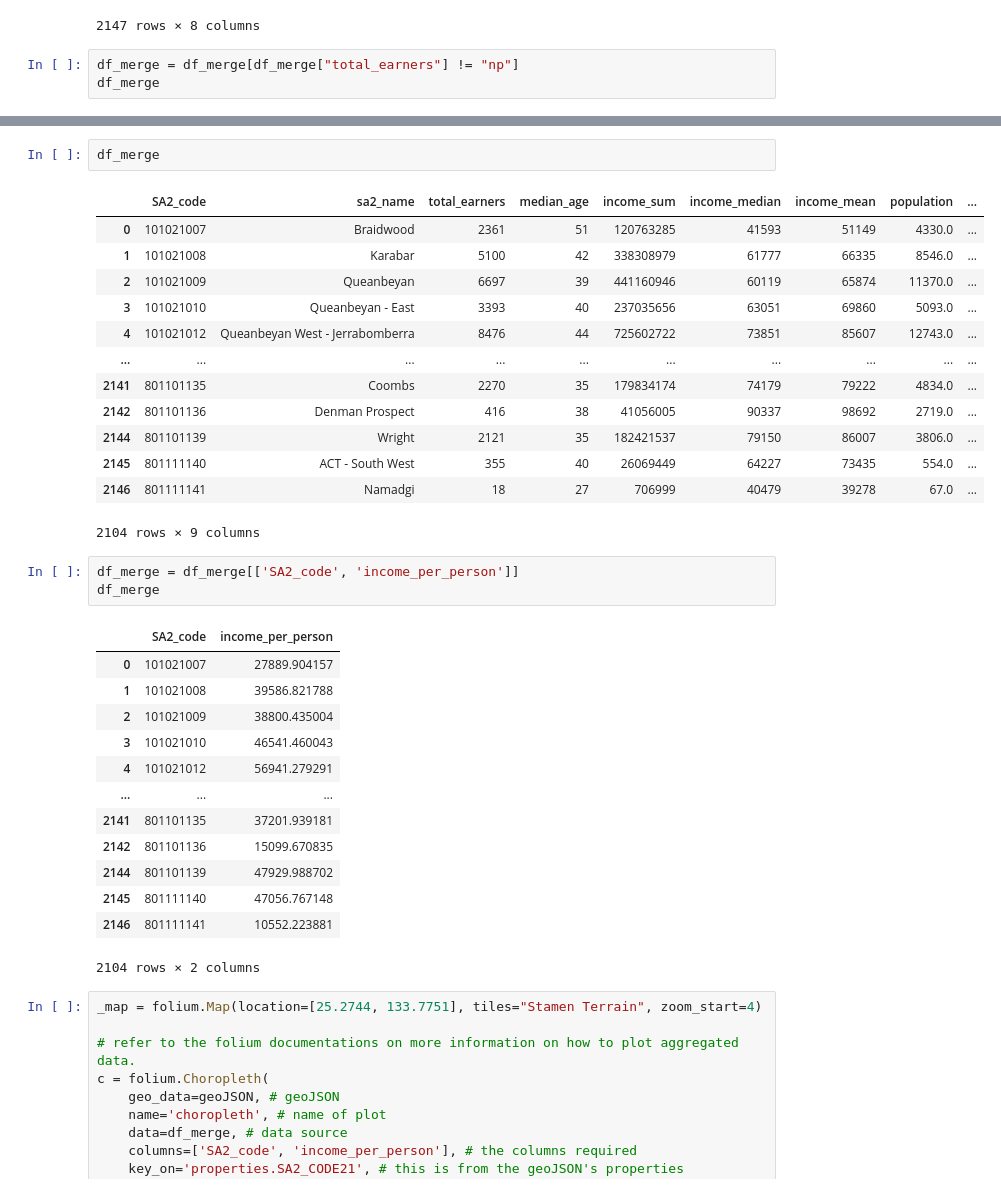
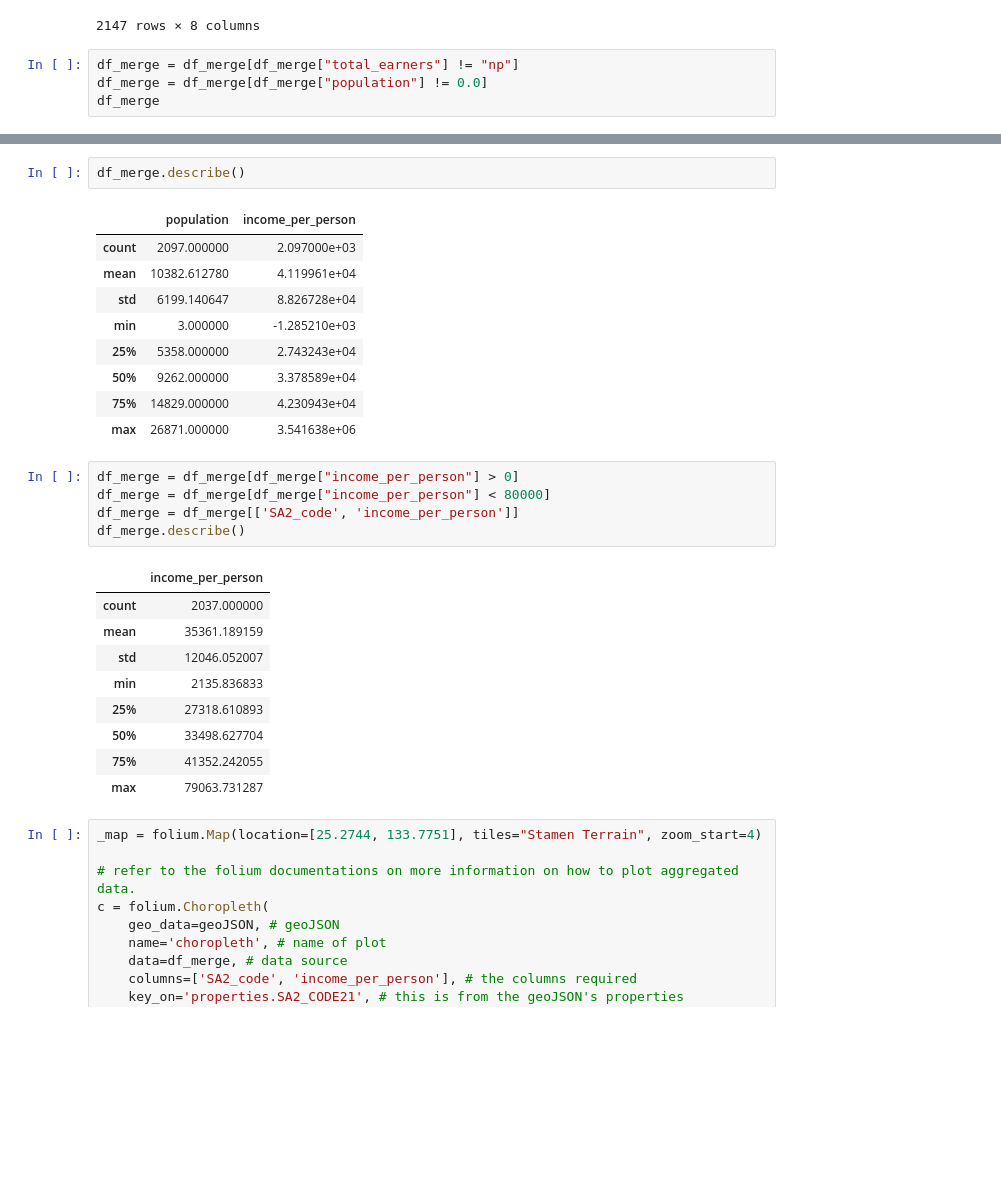
Before and after one commit to MAST30034-Applied-Data-Science/generic-buy-now-pay-later-project-group-27, a Jupyter notebook: notebooks/shapefile.ipynb, the cells around one changed output, grey strips where cells are left out. Drawn from its saved outputs; the diff is of its cells as text; blank space fills up the shorter version.

```diff
--- a/notebooks/shapefile.ipynb
+++ b/notebooks/shapefile.ipynb
@@ -122,6 +122,7 @@ df_merge
 2147 rows × 8 columns
 # %%
 df_merge = df_merge[df_merge["total_earners"] != "np"]
+df_merge = df_merge[df_merge["population"] != 0.0]
 df_merge
 # %% [output]
 |  | SA2_code | sa2_name | total_earners | median_age | income_sum | income_median | income_mean | population |
@@ -149,36 +144,30 @@ See the caveats in the documentation: https://pandas.pydata.org/pandas-docs/stab
 # %%
-df_merge
+df_merge.describe()
 # %% [output]
-|  | SA2_code | sa2_name | total_earners | median_age | income_sum | income_median | income_mean | population | ... |
-| 0 | 101021007 | Braidwood | 2361 | 51 | 120763285 | 41593 | 51149 | 4330.0 | ... |
-| 1 | 101021008 | Karabar | 5100 | 42 | 338308979 | 61777 | 66335 | 8546.0 | ... |
-| 2 | 101021009 | Queanbeyan | 6697 | 39 | 441160946 | 60119 | 65874 | 11370.0 | ... |
-| 3 | 101021010 | Queanbeyan - East | 3393 | 40 | 237035656 | 63051 | 69860 | 5093.0 | ... |
-| 4 | 101021012 | Queanbeyan West - Jerrabomberra | 8476 | 44 | 725602722 | 73851 | 85607 | 12743.0 | ... |
-| ... | ... | ... | ... | ... | ... | ... | ... | ... | ... |
-| 2141 | 801101135 | Coombs | 2270 | 35 | 179834174 | 74179 | 79222 | 4834.0 | ... |
-| 2142 | 801101136 | Denman Prospect | 416 | 38 | 41056005 | 90337 | 98692 | 2719.0 | ... |
-| 2144 | 801101139 | Wright | 2121 | 35 | 182421537 | 79150 | 86007 | 3806.0 | ... |
-| 2145 | 801111140 | ACT - South West | 355 | 40 | 26069449 | 64227 | 73435 | 554.0 | ... |
-| 2146 | 801111141 | Namadgi | 18 | 27 | 706999 | 40479 | 39278 | 67.0 | ... |
+|  | population | income_per_person |
+| count | 2097.000000 | 2.097000e+03 |
+| mean | 10382.612780 | 4.119961e+04 |
+| std | 6199.140647 | 8.826728e+04 |
+| min | 3.000000 | -1.285210e+03 |
+| 25% | 5358.000000 | 2.743243e+04 |
+| 50% | 9262.000000 | 3.378589e+04 |
+| 75% | 14829.000000 | 4.230943e+04 |
+| max | 26871.000000 | 3.541638e+06 |
-2104 rows × 9 columns
 # %%
+df_merge = df_merge[df_merge["income_per_person"] > 0]
+df_merge = df_merge[df_merge["income_per_person"] < 80000]
 df_merge = df_merge[['SA2_code', 'income_per_person']]
-df_merge
+df_merge.describe()
 # %% [output]
-|  | SA2_code | income_per_person |
-| 0 | 101021007 | 27889.904157 |
-| 1 | 101021008 | 39586.821788 |
-| 2 | 101021009 | 38800.435004 |
-| 3 | 101021010 | 46541.460043 |
-| 4 | 101021012 | 56941.279291 |
-| ... | ... | ... |
-| 2141 | 801101135 | 37201.939181 |
-| 2142 | 801101136 | 15099.670835 |
-| 2144 | 801101139 | 47929.988702 |
-| 2145 | 801111140 | 47056.767148 |
-| 2146 | 801111141 | 10552.223881 |
+|  | income_per_person |
+| count | 2037.000000 |
+| mean | 35361.189159 |
+| std | 12046.052007 |
+| min | 2135.836833 |
+| 25% | 27318.610893 |
+| 50% | 33498.627704 |
+| 75% | 41352.242055 |
+| max | 79063.731287 |
-2104 rows × 2 columns
 # %%
 _map = folium.Map(location=[25.2744, 133.7751], tiles="Stamen Terrain", zoom_start=4)
 
```
Also changed, not shown: parts of 3 cells of this notebook.
